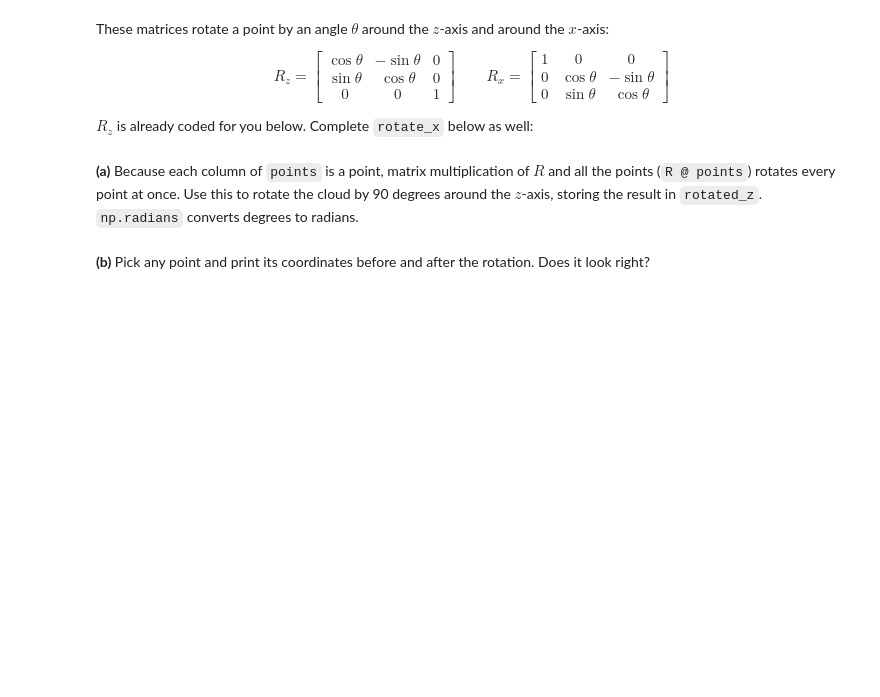
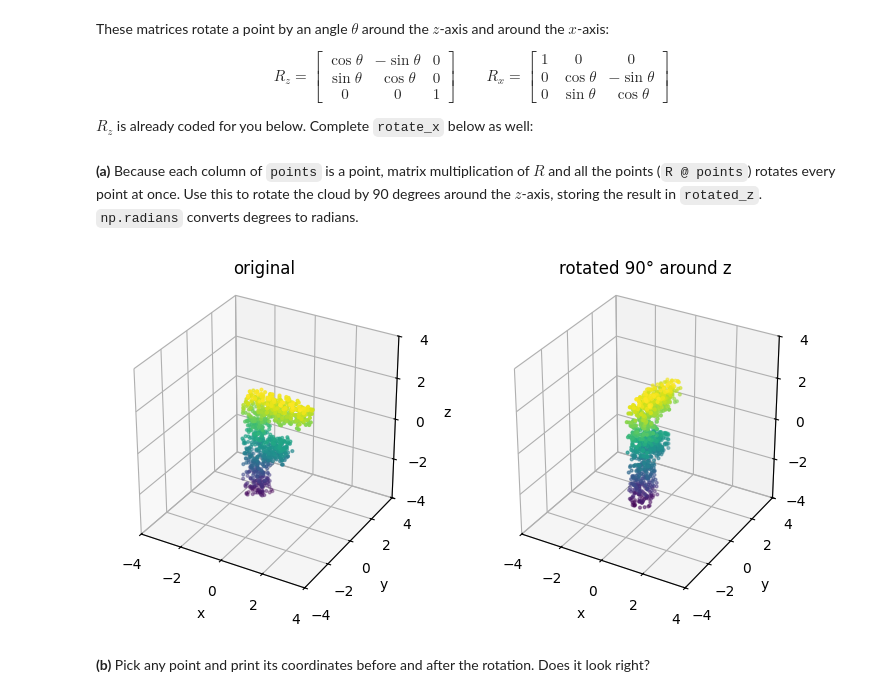
Before and after one commit to NoamGazit7/hackathon-game, a Jupyter notebook: notebooks/lab2.ipynb, the cells around one changed output. Cells and saved outputs as stored; diff of their text form; code cells hidden in the pictures; blank space fills up the shorter version.

```diff
--- a/notebooks/lab2.ipynb
+++ b/notebooks/lab2.ipynb
@@ -200,9 +203,12 @@ def rotate_x(theta):
 # %% [markdown]
 **(a)** Because each column of `points` is a point, matrix multiplication of $R$ and all the points (`R @ points`) rotates every point at once. Use this to rotate the cloud by 90 degrees around the $z$-axis, storing the result in `rotated_z`. `np.radians` converts degrees to radians.
 # %%
-rotated_z = 0 # TODO
+R=rotate_z(np.pi/2)
+rotated_z = R @ points # TODO
 
 plot_clouds(points, rotated_z, titles=["original", "rotated 90° around z"])
+# %% [output]
+[figure, added]
 # %% [markdown]
 **(b)** Pick any point and print its coordinates before and after the rotation. Does it look right?
 # %% [markdown]
```
Also changed, not shown: parts of 6 cells of this notebook.
